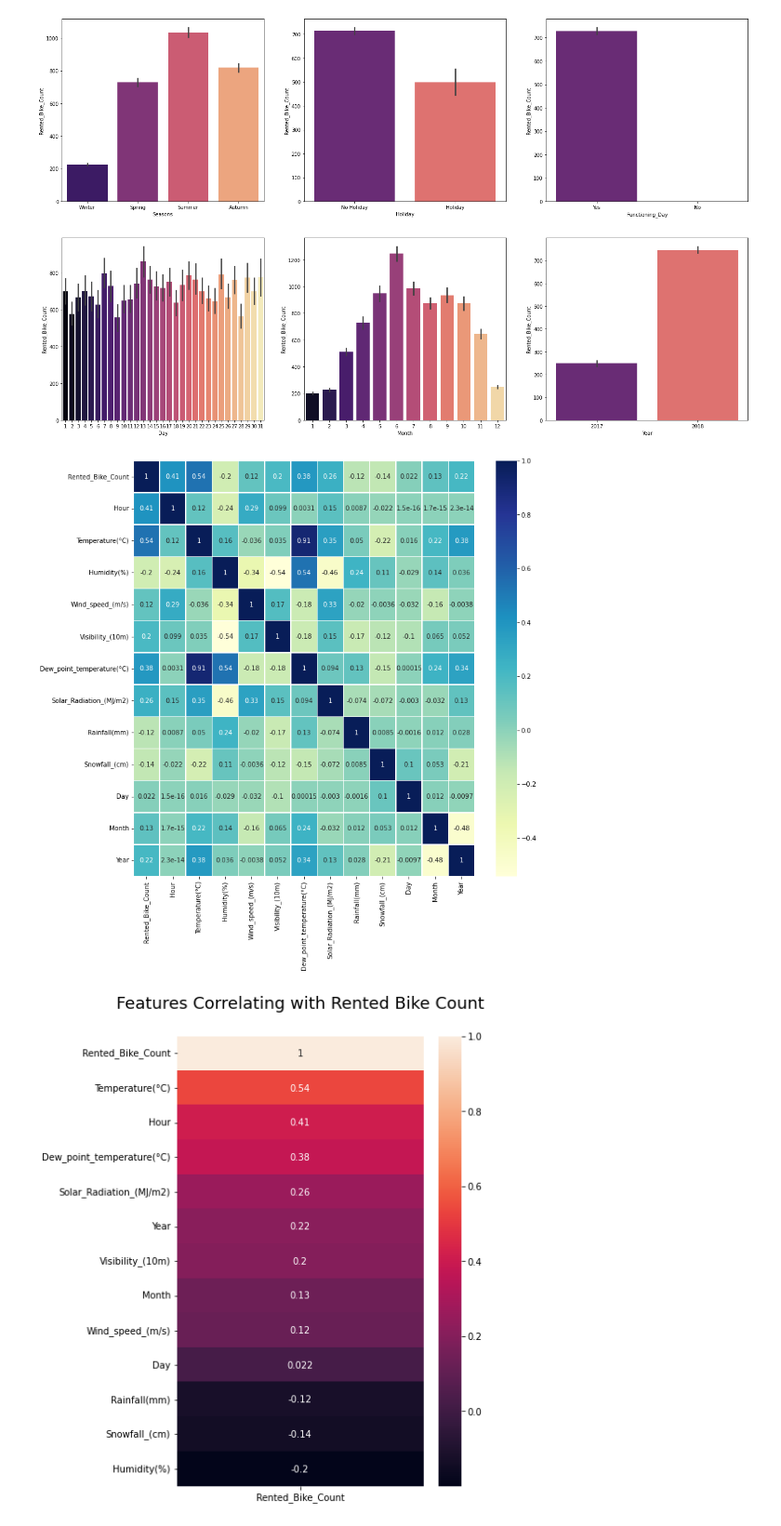
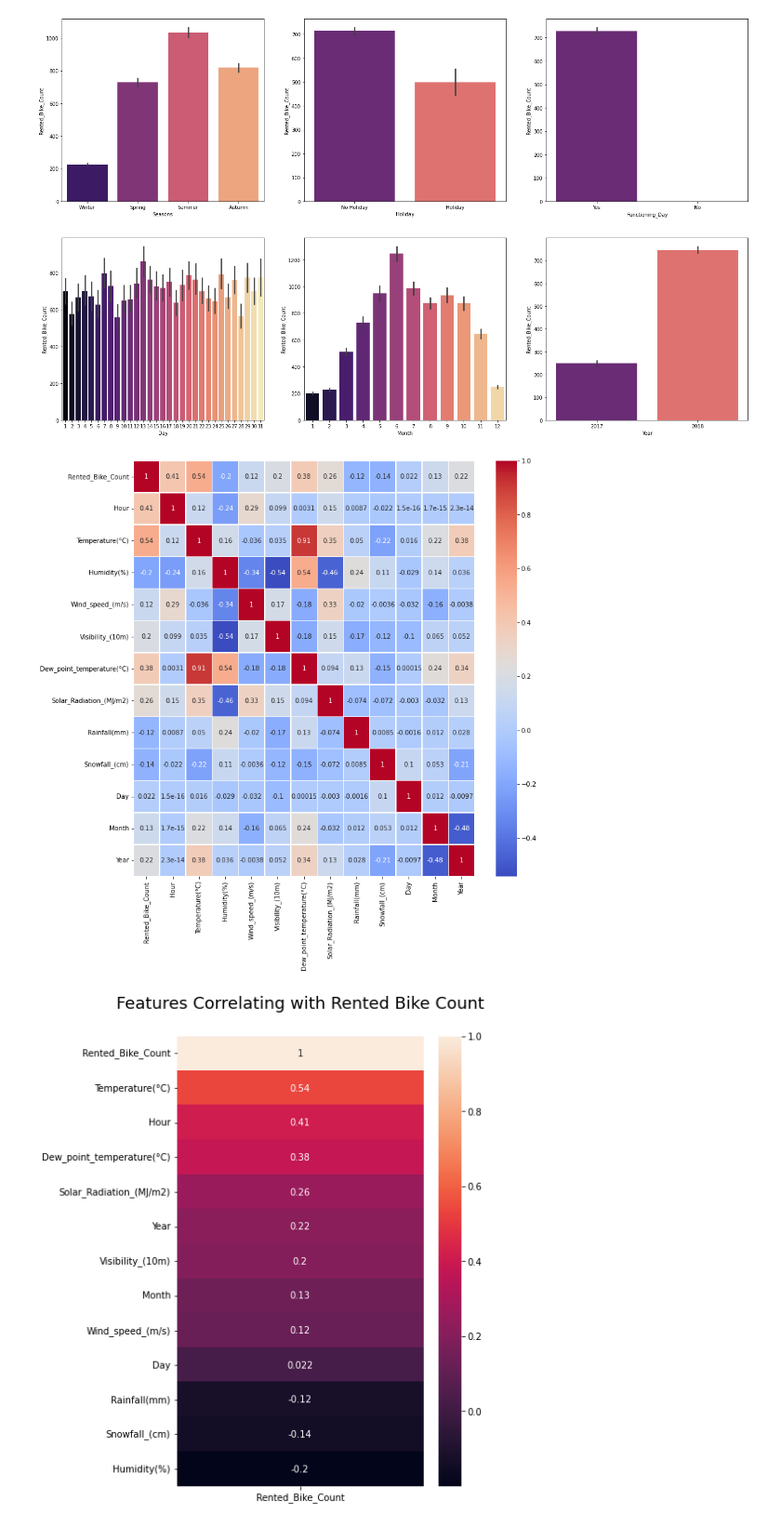
Before and after one commit to Sriharish19/Bike-Demand-Prediction, a Jupyter notebook: SH_Bike_Sharing_Demand_Prediction_Capstone_Project.ipynb, the cells around one changed output. Shown: that part at 93% size. Drawn from its saved outputs; the diff is of its cells as text; code cells hidden in the pictures.

```diff
--- a/SH_Bike_Sharing_Demand_Prediction_Capstone_Project.ipynb
+++ b/SH_Bike_Sharing_Demand_Prediction_Capstone_Project.ipynb
@@ -212,11 +212,11 @@ for i in enumerate(dd):
 # %%
 #Corelation map
 
 fig, ax = plt.subplots(figsize=(12,12))
-sns.heatmap(df.corr(), annot=True, linewidths=.5 , ax=ax,cmap="YlGnBu")
+sns.heatmap(df.corr(), annot=True, linewidths=.5 , ax=ax,cmap="coolwarm")
 plt.show()
 # %% [output]
-[figure, old version]
+[figure, new version]
 # %%
 plt.figure(figsize=(6, 9))
 heatmap = sns.heatmap(corrMatrix[['Rented_Bike_Count']].sort_values(by='Rented_Bike_Count', ascending=False),
```
